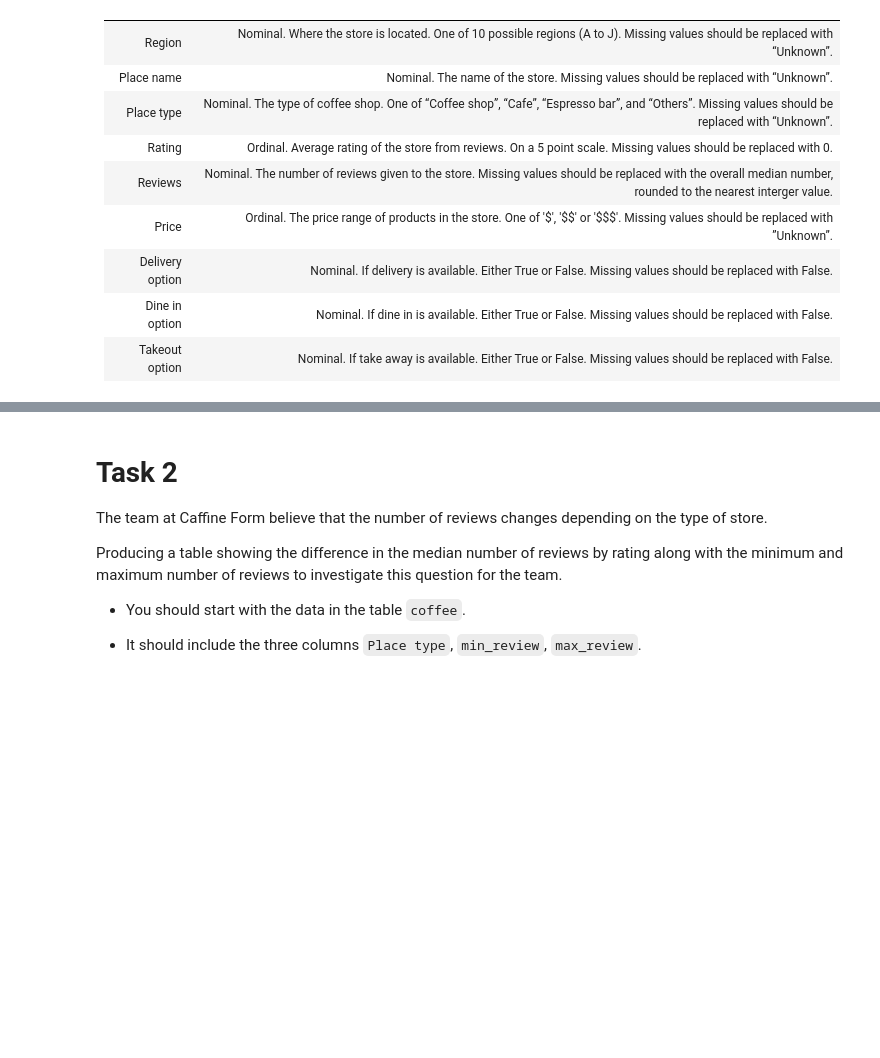
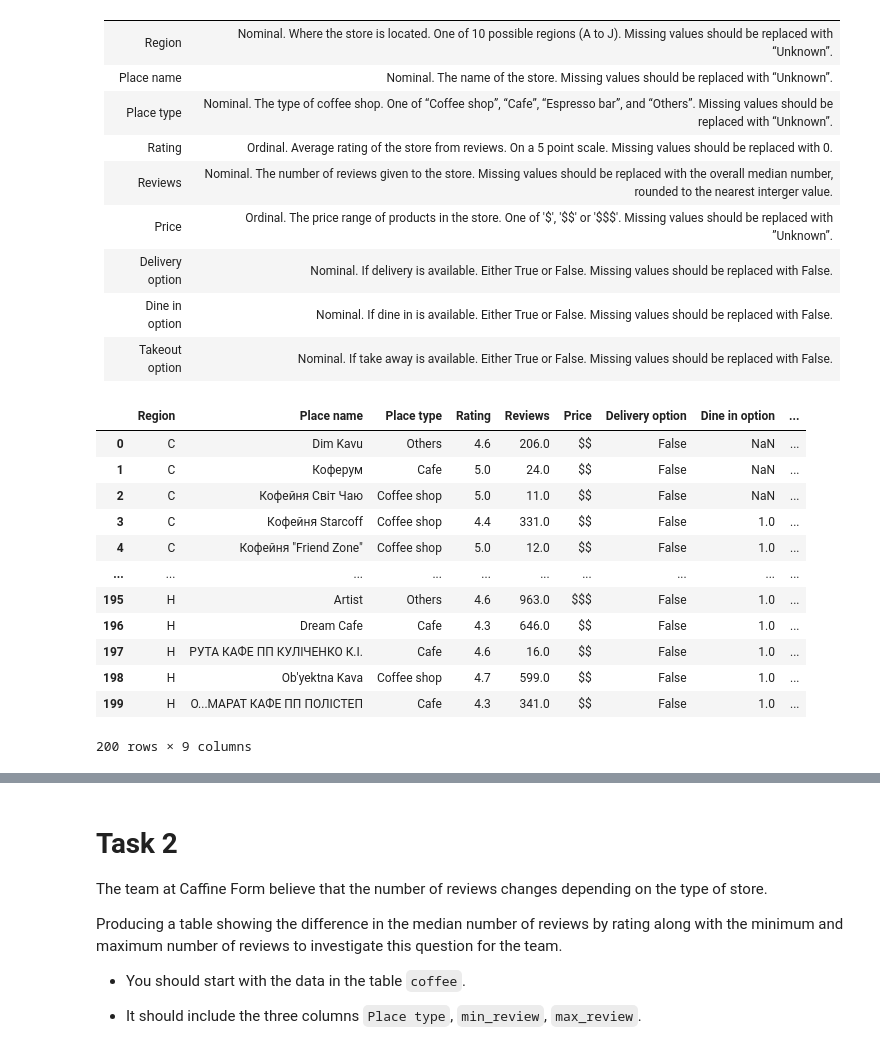
Before and after one commit to dhenis09/Analysis_Case_Project, a Jupyter notebook: SQL/Caffein Form Business Analysis.ipynb, the cells around one changed output, grey strips where cells are left out. Saved outputs shown, nothing was run; the diff lists cells and outputs as text; code cells hidden in the pictures; blank space fills up the shorter version.

```diff
--- a/SQL/Caffein Form Business Analysis.ipynb
+++ b/SQL/Caffein Form Business Analysis.ipynb
@@ -36,6 +36,23 @@ Create a cleaned version of the dataframe.
 | Delivery option   | Nominal. </br>If delivery is available. Either True or False. </br>Missing values should be replaced with False. |
 | Dine in option | Nominal. </br>If dine in is available. Either True or False. </br>Missing values should be replaced with False. |
 | Takeout option | Nominal. </br>If take away is available. Either True or False. </br>Missing values should be replaced with False.|
+# %%
+select *
+from coffee
+# %% [output]
+|  | Region | Place name | Place type | Rating | Reviews | Price | Delivery option | Dine in option | ... |
+| 0 | C | Dim Kavu | Others | 4.6 | 206.0 | $$ | False | NaN | ... |
+| 1 | C | Коферум | Cafe | 5.0 | 24.0 | $$ | False | NaN | ... |
+| 2 | C | Кофейня Світ Чаю | Coffee shop | 5.0 | 11.0 | $$ | False | NaN | ... |
+| 3 | C | Кофейня Starcoff | Coffee shop | 4.4 | 331.0 | $$ | False | 1.0 | ... |
+| 4 | C | Кофейня "Friend Zone" | Coffee shop | 5.0 | 12.0 | $$ | False | 1.0 | ... |
+| ... | ... | ... | ... | ... | ... | ... | ... | ... | ... |
+| 195 | H | Artist | Others | 4.6 | 963.0 | $$$ | False | 1.0 | ... |
+| 196 | H | Dream Cafe | Cafe | 4.3 | 646.0 | $$ | False | 1.0 | ... |
+| 197 | H | РУТА КАФЕ ПП КУЛІЧЕНКО К.І. | Cafe | 4.6 | 16.0 | $$ | False | 1.0 | ... |
+| 198 | H | Ob'yektna Kava | Coffee shop | 4.7 | 599.0 | $$ | False | 1.0 | ... |
+| 199 | H | О...МАРАТ КАФЕ ПП ПОЛІСТЕП | Cafe | 4.3 | 341.0 | $$ | False | 1.0 | ... |
+200 rows × 9 columns
 # %%
 WITH non_null_data AS(
 	SELECT
```
Also changed, not shown: parts of 5 cells of this notebook.
